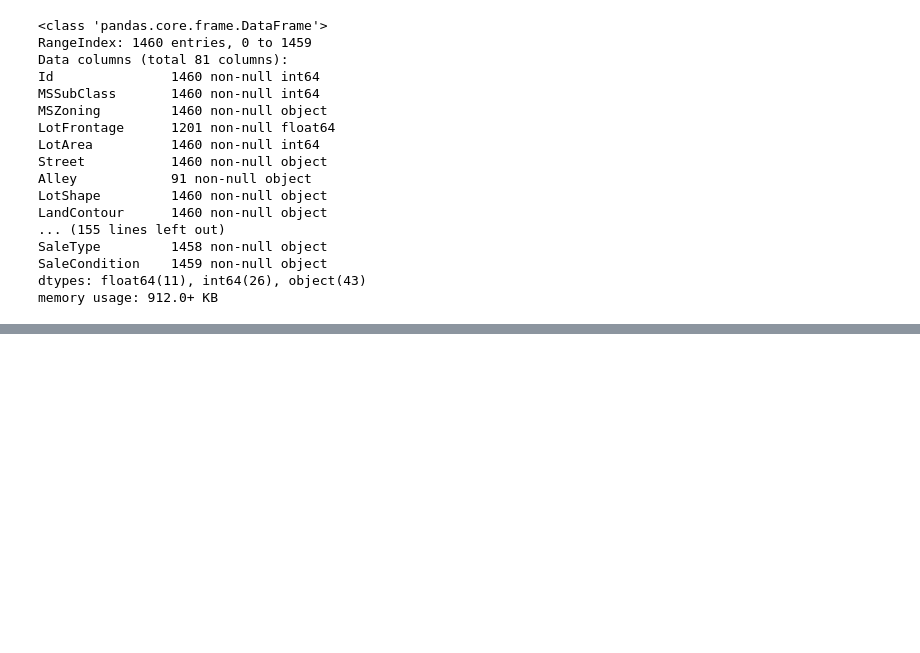
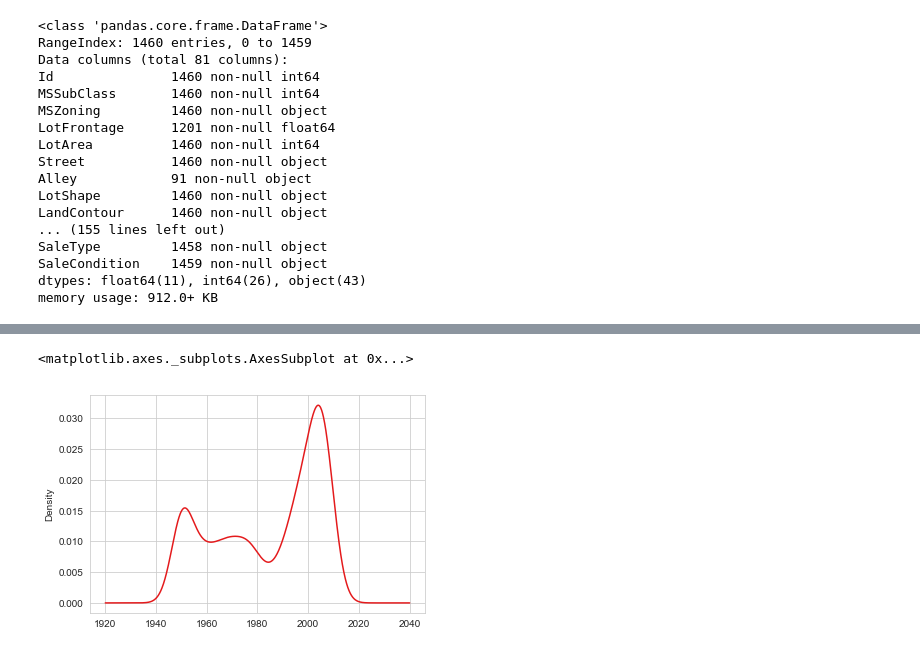
Before and after one commit to AutuanLiu/Kaggle-Compettions, a Jupyter notebook: House Prices/data pre-processing.ipynb, the cells around one changed output, grey strips where cells are left out. Saved outputs shown, nothing was run; the diff lists cells and outputs as text; code cells hidden in the pictures; blank space fills up the shorter version.

```diff
--- a/House Prices/data pre-processing.ipynb
+++ b/House Prices/data pre-processing.ipynb
@@ -79,0 +509,5 @@ memory usage: 912.0+ KB
+# %%
+dataset['YearRemodAdd'].plot(kind='kde')
+# %% [output]
+<matplotlib.axes._subplots.AxesSubplot at 0x...>
+[figure, added]
```
Also changed, not shown: parts of 80 cells of this notebook.
